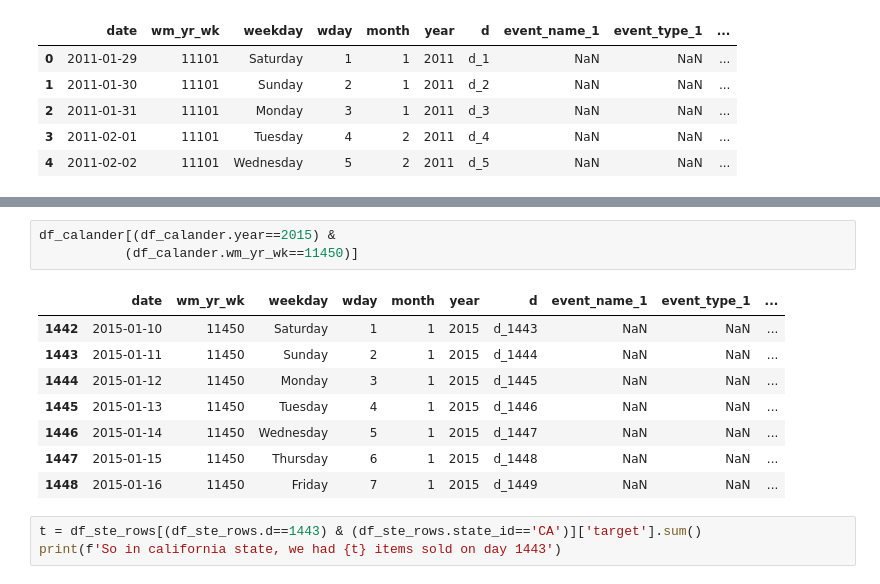
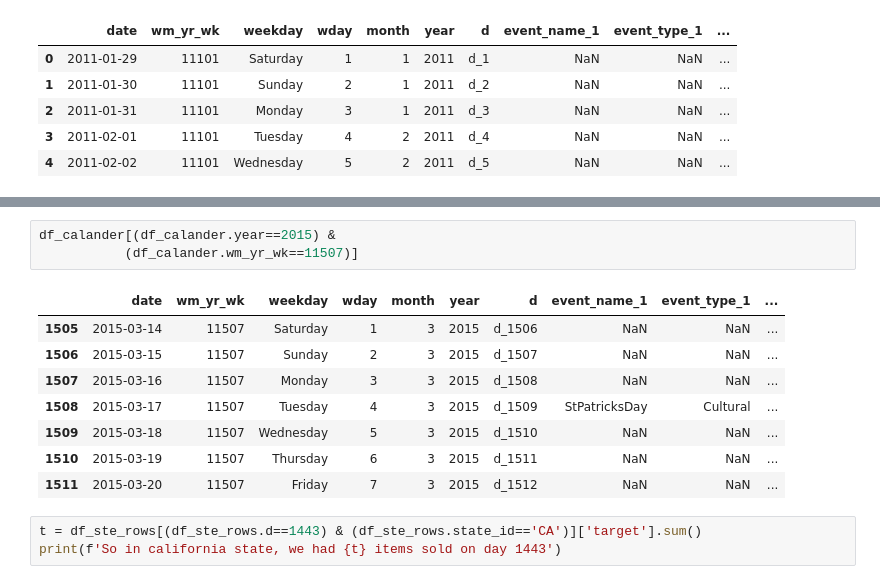
Before and after one commit to rfhussain/m5_kaggle, a Jupyter notebook: eda/21jun2020.ipynb, the cells around one changed output, grey strips where cells are left out. Drawn from its saved outputs; the diff is of its cells as text.

```diff
--- a/eda/21jun2020.ipynb
+++ b/eda/21jun2020.ipynb
@@ -313,16 +344,16 @@ array([11448, 11449, 11450, 11451, 11452, 11501, 11502, 11503, 11504,
       dtype=int64)
 # %%
 df_calander[(df_calander.year==2015) &
-           (df_calander.wm_yr_wk==11450)]
+           (df_calander.wm_yr_wk==11507)]
 # %% [output]
 |  | date | wm_yr_wk | weekday | wday | month | year | d | event_name_1 | event_type_1 | ... |
-| 1442 | 2015-01-10 | 11450 | Saturday | 1 | 1 | 2015 | d_1443 | NaN | NaN | ... |
-| 1443 | 2015-01-11 | 11450 | Sunday | 2 | 1 | 2015 | d_1444 | NaN | NaN | ... |
-| 1444 | 2015-01-12 | 11450 | Monday | 3 | 1 | 2015 | d_1445 | NaN | NaN | ... |
-| 1445 | 2015-01-13 | 11450 | Tuesday | 4 | 1 | 2015 | d_1446 | NaN | NaN | ... |
-| 1446 | 2015-01-14 | 11450 | Wednesday | 5 | 1 | 2015 | d_1447 | NaN | NaN | ... |
-| 1447 | 2015-01-15 | 11450 | Thursday | 6 | 1 | 2015 | d_1448 | NaN | NaN | ... |
-| 1448 | 2015-01-16 | 11450 | Friday | 7 | 1 | 2015 | d_1449 | NaN | NaN | ... |
+| 1505 | 2015-03-14 | 11507 | Saturday | 1 | 3 | 2015 | d_1506 | NaN | NaN | ... |
+| 1506 | 2015-03-15 | 11507 | Sunday | 2 | 3 | 2015 | d_1507 | NaN | NaN | ... |
+| 1507 | 2015-03-16 | 11507 | Monday | 3 | 3 | 2015 | d_1508 | NaN | NaN | ... |
+| 1508 | 2015-03-17 | 11507 | Tuesday | 4 | 3 | 2015 | d_1509 | StPatricksDay | Cultural | ... |
+| 1509 | 2015-03-18 | 11507 | Wednesday | 5 | 3 | 2015 | d_1510 | NaN | NaN | ... |
+| 1510 | 2015-03-19 | 11507 | Thursday | 6 | 3 | 2015 | d_1511 | NaN | NaN | ... |
+| 1511 | 2015-03-20 | 11507 | Friday | 7 | 3 | 2015 | d_1512 | NaN | NaN | ... |
 # %%
 t = df_ste_rows[(df_ste_rows.d==1443) & (df_ste_rows.state_id=='CA')]['target'].sum()
 print(f'So in california state, we had {t} items sold on day 1443')
```
Also changed, not shown: parts of 76 cells of this notebook, 1 other file.
